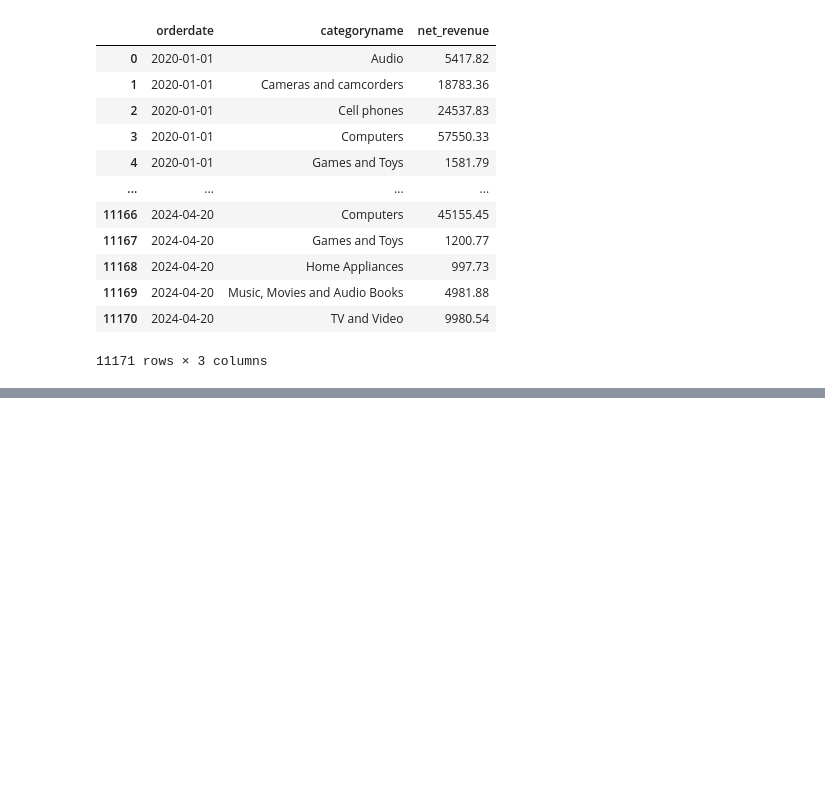
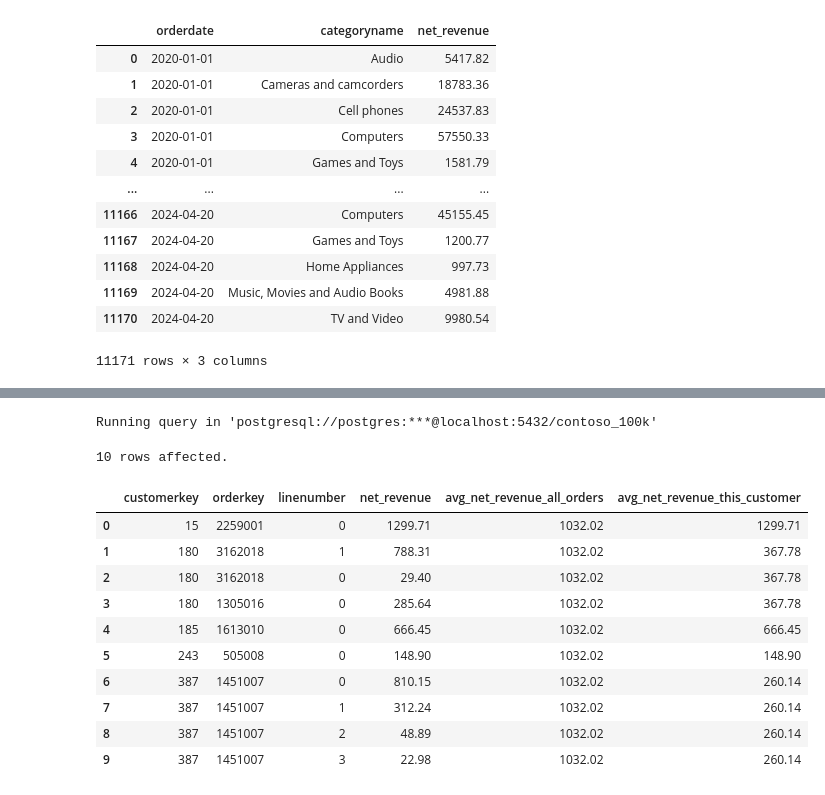
Before and after one commit to SontaRamesh/Studentqrcode, a Jupyter notebook: Resources/Blank_SQL_Notebook.ipynb, the cells around one changed output, grey strips where cells are left out. Cells and saved outputs as stored; diff of their text form; code cells hidden in the pictures; blank space fills up the shorter version.

```diff
--- a/Resources/Blank_SQL_Notebook.ipynb
+++ b/Resources/Blank_SQL_Notebook.ipynb
@@ -764,0 +829,26 @@ Running query in 'postgresql://postgres:***@localhost:5432/contoso_100k'
+# %%
+%%sql
+select
+customerkey,
+orderkey,
+linenumber,
+(quantity * netprice / exchangerate) as net_revenue,
+AVG(quantity * netprice / exchangerate)over() as avg_net_revenue_all_orders,
+AVG(quantity * netprice / exchangerate)over(partition by customerkey) as avg_net_revenue_this_customer
+from sales
+order by customerkey
+limit 10
+# %% [output]
+Running query in 'postgresql://postgres:***@localhost:5432/contoso_100k'
+10 rows affected.
+|  | customerkey | orderkey | linenumber | net_revenue | avg_net_revenue_all_orders | avg_net_revenue_this_customer |
+| 0 | 15 | 2259001 | 0 | 1299.71 | 1032.02 | 1299.71 |
+| 1 | 180 | 3162018 | 1 | 788.31 | 1032.02 | 367.78 |
+| 2 | 180 | 3162018 | 0 | 29.40 | 1032.02 | 367.78 |
+| 3 | 180 | 1305016 | 0 | 285.64 | 1032.02 | 367.78 |
+| 4 | 185 | 1613010 | 0 | 666.45 | 1032.02 | 666.45 |
+| 5 | 243 | 505008 | 0 | 148.90 | 1032.02 | 148.90 |
+| 6 | 387 | 1451007 | 0 | 810.15 | 1032.02 | 260.14 |
+| 7 | 387 | 1451007 | 1 | 312.24 | 1032.02 | 260.14 |
+| 8 | 387 | 1451007 | 2 | 48.89 | 1032.02 | 260.14 |
+| 9 | 387 | 1451007 | 3 | 22.98 | 1032.02 | 260.14 |
```
Also changed, not shown: parts of 5 cells of this notebook.
